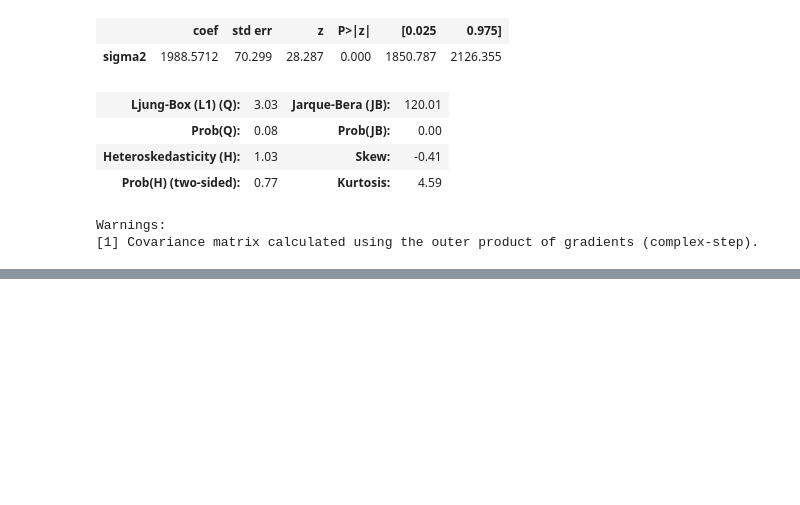
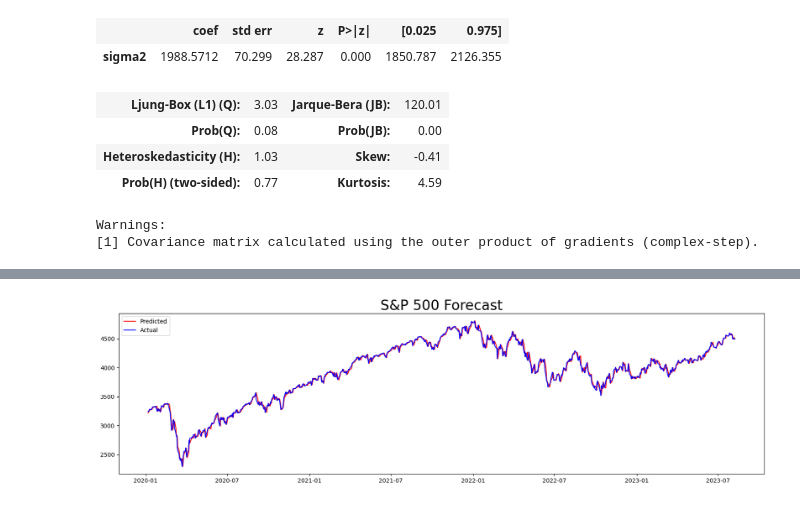
Before and after one commit to hivan04/spx_price_forecast, a Jupyter notebook: Notebooks/2. model_training_spx.ipynb, the cells around one changed output, grey strips where cells are left out. Drawn from its saved outputs; the diff is of its cells as text; code cells hidden in the pictures; blank space fills up the shorter version.

```diff
--- a/Notebooks/2. model_training_spx.ipynb
+++ b/Notebooks/2. model_training_spx.ipynb
@@ -849,0 +899,24 @@ Warnings:
+# %%
+#ARIMA(4,1,4) without differencing before testing
+model_arima_414 = ARIMA(df.SPX[1:], order=(4,1,4))
+results_model_arima_414 = model_arima_414.fit()
+
+df_pred_arima_414 = results_model_arima_414.predict(start=start_date, end=end_date)
+
+# Generate predictions at price level (not differences)
+df_pred_arima_414 = results_model_arima_414.predict(start=start_date, end=end_date, typ='levels')
+
+# Find the last actual value before prediction starts
+last_actual_value = df['SPX'].loc[start_date - pd.Timedelta(days=1)]
+
+# Fix the first predicted value to align with actual price
+df_pred_arima_414.iloc[0] = last_actual_value
+
+plt.figure(figsize=(20, 5))
+plt.plot(df_pred_arima_414, color="red", label='Predicted')
+plt.plot(df['SPX'][start_date:end_date], color="blue", label='Actual')
+plt.title("S&P 500 Forecast", size=24)
+plt.legend()
+plt.show()
+# %% [output]
+[figure, added]
```
Also changed, not shown: parts of 14 cells of this notebook.
